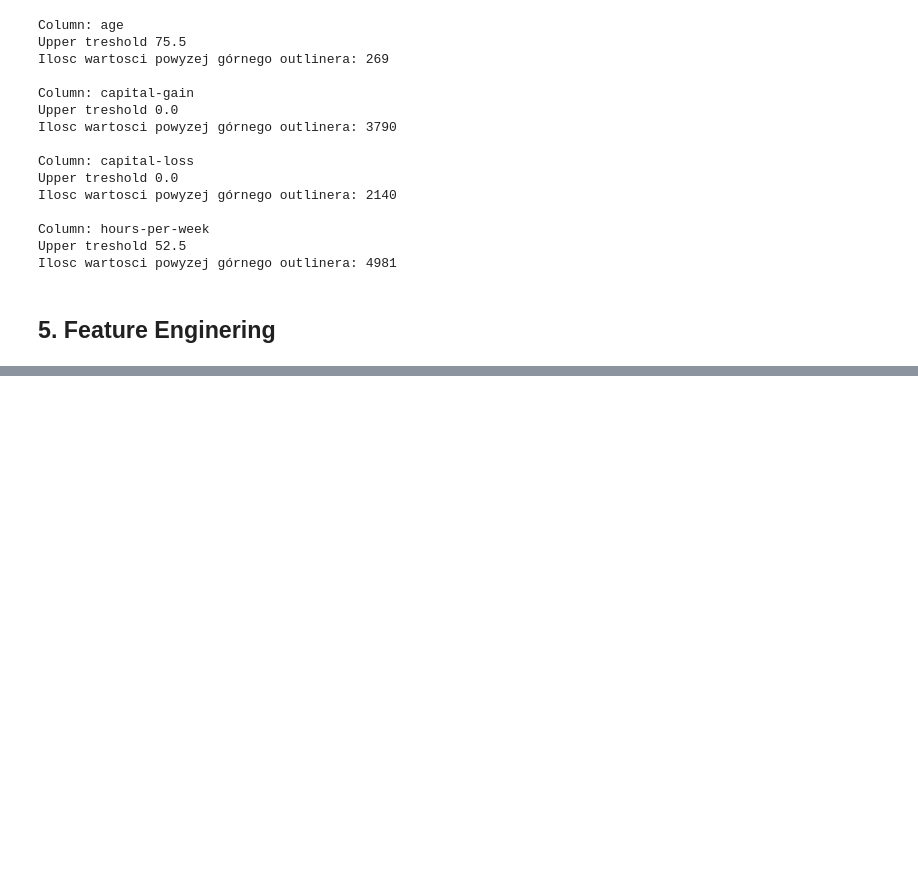
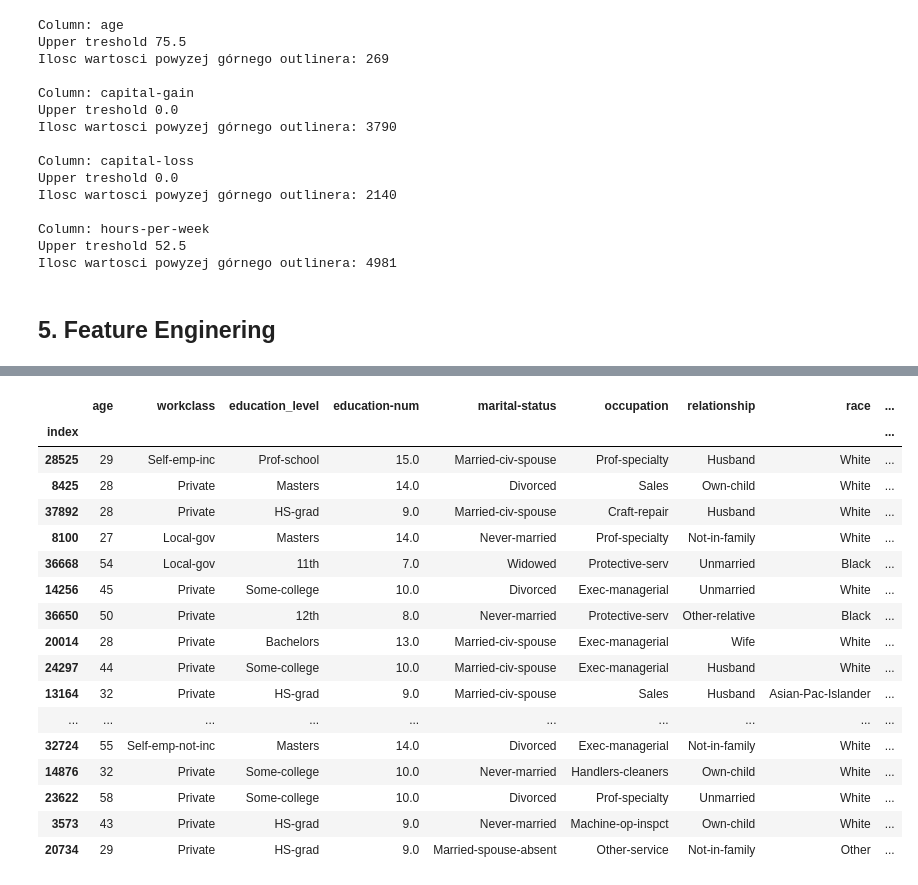
Before and after one commit to CrisMagdziak/Census-Income, a Jupyter notebook: Income.ipynb, the cells around one changed output, grey strips where cells are left out. Saved outputs shown, nothing was run; the diff lists cells and outputs as text; code cells hidden in the pictures; blank space fills up the shorter version.

```diff
--- a/Income.ipynb
+++ b/Income.ipynb
@@ -350,0 +356,3 @@ df_new.sample(10)
+# %%
+# Add hour per day work
+df_new['hours-per-day'] = round(df_new['hours-per-week'] / 5, 1)
@@ -350,0 +373,8 @@ df_new.sample(10)
+# %%
+# Feature tool
+
+entity = ft.EntitySet(id = 'my_data')
+# %%
+entity = entity.add_dataframe(dataframe_name ='data', dataframe = df_new, index='index')
+# %%
+df_ft, feature_defs = ft.dfs(entityset= entity, target_dataframe_name='data', max_depth= 5)
@@ -350,0 +400,21 @@ df_new.sample(10)
+# %%
+df_ft.sample(20)
+# %% [output]
+|  | age | workclass | education_level | education-num | marital-status | occupation | relationship | race | ... |
+| index |  |  |  |  |  |  |  |  | ... |
+| 28525 | 29 | Self-emp-inc | Prof-school | 15.0 | Married-civ-spouse | Prof-specialty | Husband | White | ... |
+| 8425 | 28 | Private | Masters | 14.0 | Divorced | Sales | Own-child | White | ... |
+| 37892 | 28 | Private | HS-grad | 9.0 | Married-civ-spouse | Craft-repair | Husband | White | ... |
+| 8100 | 27 | Local-gov | Masters | 14.0 | Never-married | Prof-specialty | Not-in-family | White | ... |
+| 36668 | 54 | Local-gov | 11th | 7.0 | Widowed | Protective-serv | Unmarried | Black | ... |
+| 14256 | 45 | Private | Some-college | 10.0 | Divorced | Exec-managerial | Unmarried | White | ... |
+| 36650 | 50 | Private | 12th | 8.0 | Never-married | Protective-serv | Other-relative | Black | ... |
+| 20014 | 28 | Private | Bachelors | 13.0 | Married-civ-spouse | Exec-managerial | Wife | White | ... |
+| 24297 | 44 | Private | Some-college | 10.0 | Married-civ-spouse | Exec-managerial | Husband | White | ... |
+| 13164 | 32 | Private | HS-grad | 9.0 | Married-civ-spouse | Sales | Husband | Asian-Pac-Islander | ... |
+| ... | ... | ... | ... | ... | ... | ... | ... | ... | ... |
+| 32724 | 55 | Self-emp-not-inc | Masters | 14.0 | Divorced | Exec-managerial | Not-in-family | White | ... |
+| 14876 | 32 | Private | Some-college | 10.0 | Never-married | Handlers-cleaners | Own-child | White | ... |
+| 23622 | 58 | Private | Some-college | 10.0 | Divorced | Prof-specialty | Unmarried | White | ... |
+| 3573 | 43 | Private | HS-grad | 9.0 | Never-married | Machine-op-inspct | Own-child | White | ... |
+| 20734 | 29 | Private | HS-grad | 9.0 | Married-spouse-absent | Other-service | Not-in-family | Other | ... |
```
Also changed, not shown: parts of 7 cells of this notebook.
